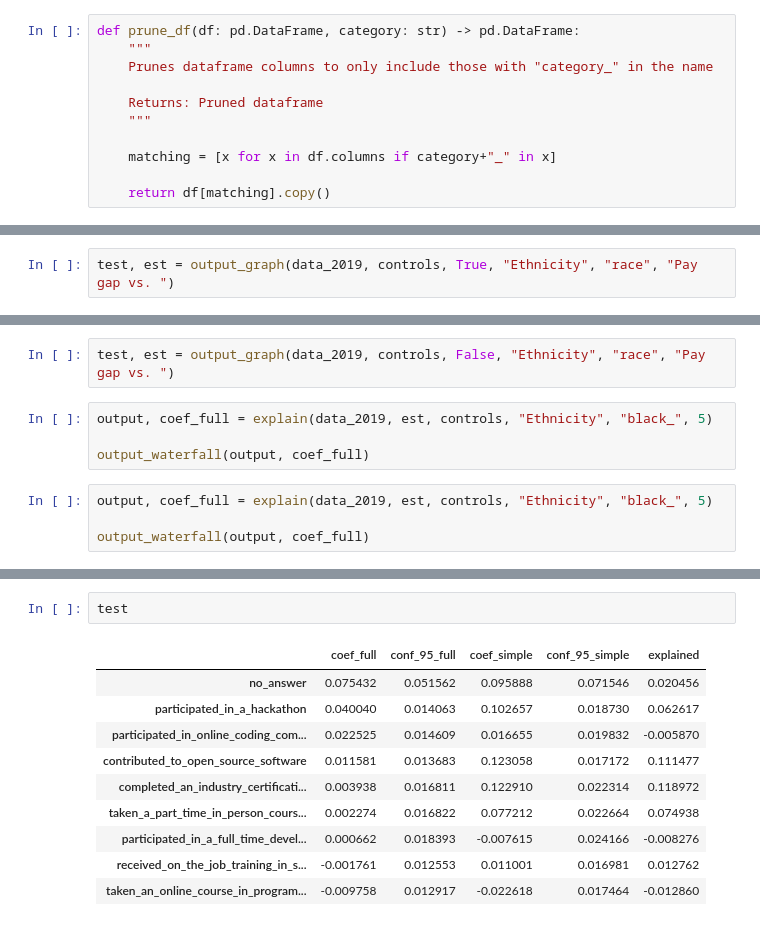
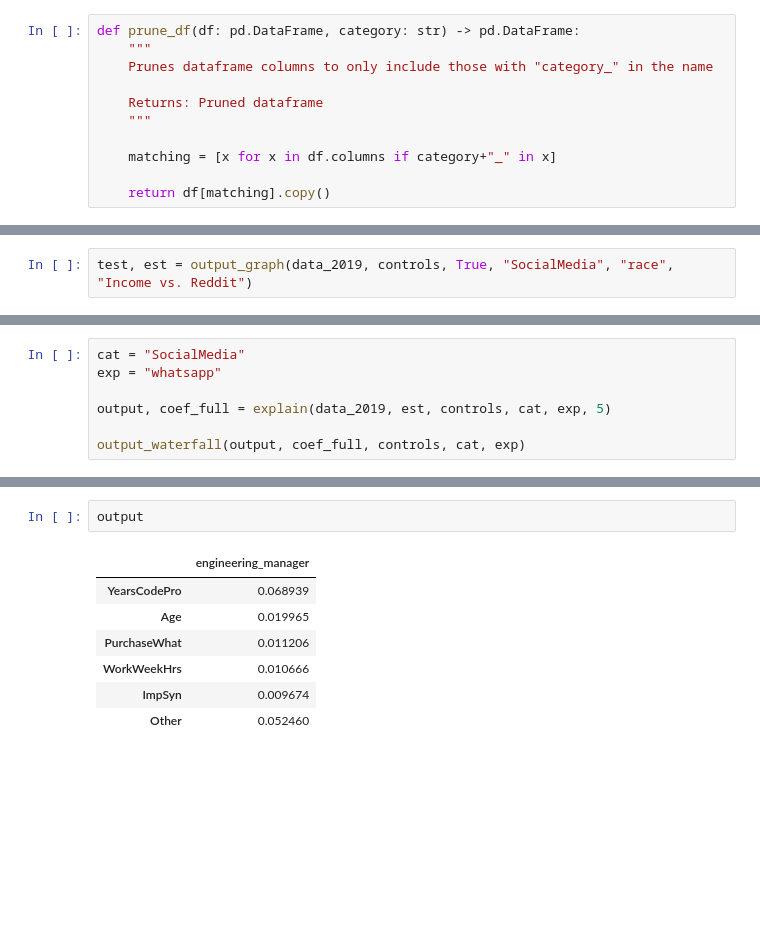
Before and after one commit to whoisnnamdi/highest-paid-software-developer-2019, a Jupyter notebook: dev-pay-2.ipynb, the cells around one changed output, grey strips where cells are left out. Drawn from its saved outputs; the diff is of its cells as text; blank space fills up the shorter version.

```diff
--- a/dev-pay-2.ipynb
+++ b/dev-pay-2.ipynb
@@ -478,4 +552,4 @@ def output_waterfall(df, coef_full):
 
     fig.show()
 # %%
-test, est = output_graph(data_2019, controls, True, "Ethnicity", "race", "Pay gap vs. ")
+test, est = output_graph(data_2019, controls, True, "SocialMedia", "race", "Income vs. Reddit")
@@ -482,10 +574,7 @@ test, est = output_graph(data_2019, controls, True, "Ethnicity", "race", "Pay ga
-# %%
-test, est = output_graph(data_2019, controls, False, "Ethnicity", "race", "Pay gap vs. ")
 # %%
-output, coef_full = explain(data_2019, est, controls, "Ethnicity", "black_", 5)
+cat = "SocialMedia"
+exp = "whatsapp"
 
-output_waterfall(output, coef_full)
+output, coef_full = explain(data_2019, est, controls, cat, exp, 5)
+
+output_waterfall(output, coef_full, controls, cat, exp)
-# %%
-output, coef_full = explain(data_2019, est, controls, "Ethnicity", "black_", 5)
-
-output_waterfall(output, coef_full)
@@ -559,13 +601,10 @@ controls
-# %%
-test
-# %% [output]
-|  | coef_full | conf_95_full | coef_simple | conf_95_simple | explained |
-| no_answer | 0.075432 | 0.051562 | 0.095888 | 0.071546 | 0.020456 |
-| participated_in_a_hackathon | 0.040040 | 0.014063 | 0.102657 | 0.018730 | 0.062617 |
-| participated_in_online_coding_com... | 0.022525 | 0.014609 | 0.016655 | 0.019832 | -0.005870 |
-| contributed_to_open_source_software | 0.011581 | 0.013683 | 0.123058 | 0.017172 | 0.111477 |
-| completed_an_industry_certificati... | 0.003938 | 0.016811 | 0.122910 | 0.022314 | 0.118972 |
-| taken_a_part_time_in_person_cours... | 0.002274 | 0.016822 | 0.077212 | 0.022664 | 0.074938 |
-| participated_in_a_full_time_devel... | 0.000662 | 0.018393 | -0.007615 | 0.024166 | -0.008276 |
-| received_on_the_job_training_in_s... | -0.001761 | 0.012553 | 0.011001 | 0.016981 | 0.012762 |
-| taken_an_online_course_in_program... | -0.009758 | 0.012917 | -0.022618 | 0.017464 | -0.012860 |
+# %%
+output
+# %% [output]
+|  | engineering_manager |
+| YearsCodePro | 0.068939 |
+| Age | 0.019965 |
+| PurchaseWhat | 0.011206 |
+| WorkWeekHrs | 0.010666 |
+| ImpSyn | 0.009674 |
+| Other | 0.052460 |
```
Also changed, not shown: parts of 24 cells of this notebook.
